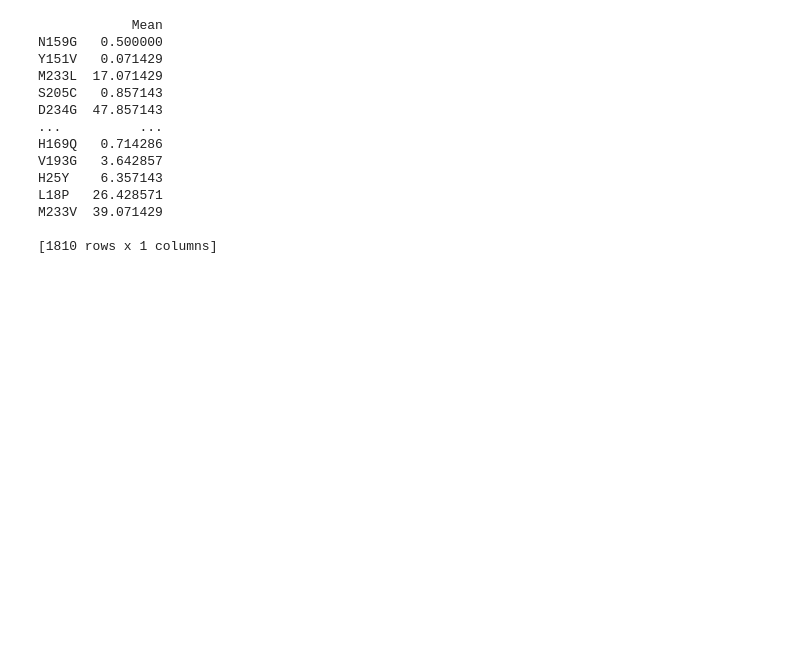
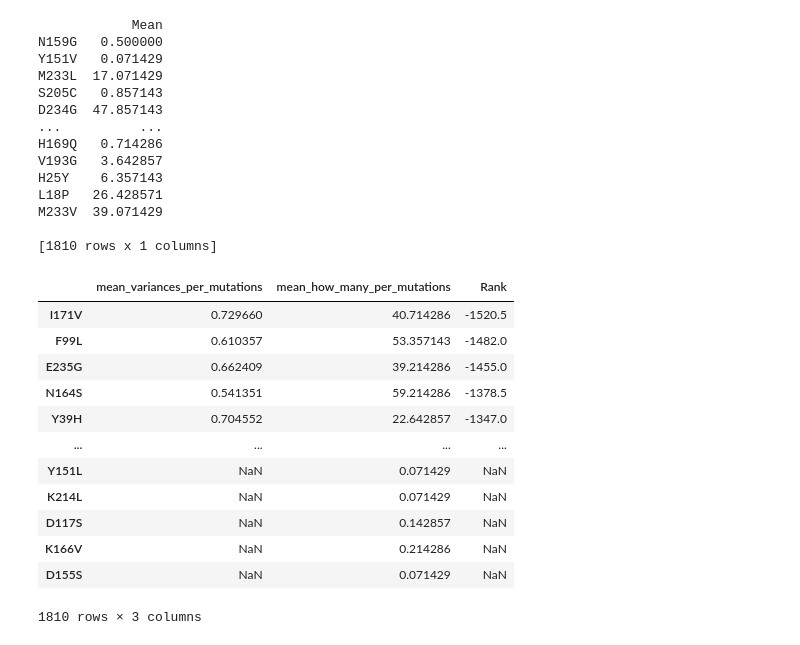
Before and after one commit to datascience-mobi-2023/topic02_team03, a Jupyter notebook: L_stabilizing_mutations_in_multiplemuts.ipynb, the cells around one changed output. Drawn from its saved outputs; the diff is of its cells as text; code cells hidden in the pictures; blank space fills up the shorter version.

```diff
--- a/L_stabilizing_mutations_in_multiplemuts.ipynb
+++ b/L_stabilizing_mutations_in_multiplemuts.ipynb
@@ -468,3 +468,28 @@ L18P   26.428571
 M233V  39.071429
 
 [1810 rows x 1 columns]
+# %%
+combined_means_variance_how_many = pd.concat([mean_variances_per_mutations, mean_how_many_per_mutations], axis=1)
+combined_means_variance_how_many.columns = ['mean_variances_per_mutations', 'mean_how_many_per_mutations']
+combined_means_variance_how_many['Rank'] = combined_means_variance_how_many['mean_variances_per_mutations'].rank(ascending=False) - combined_means_variance_how_many['mean_how_many_per_mutations'].rank()
+
+
+combined_means_variance_how_many
+sorted_df = combined_means_variance_how_many.sort_values(by='Rank')
+
+# Ausgabe des sortierten DataFrames
+sorted_df
+# %% [output]
+|  | mean_variances_per_mutations | mean_how_many_per_mutations | Rank |
+| I171V | 0.729660 | 40.714286 | -1520.5 |
+| F99L | 0.610357 | 53.357143 | -1482.0 |
+| E235G | 0.662409 | 39.214286 | -1455.0 |
+| N164S | 0.541351 | 59.214286 | -1378.5 |
+| Y39H | 0.704552 | 22.642857 | -1347.0 |
+| ... | ... | ... | ... |
+| Y151L | NaN | 0.071429 | NaN |
+| K214L | NaN | 0.071429 | NaN |
+| D117S | NaN | 0.142857 | NaN |
+| K166V | NaN | 0.214286 | NaN |
+| D155S | NaN | 0.071429 | NaN |
+1810 rows × 3 columns
```
Also changed, not shown: parts of 2 cells of this notebook.
